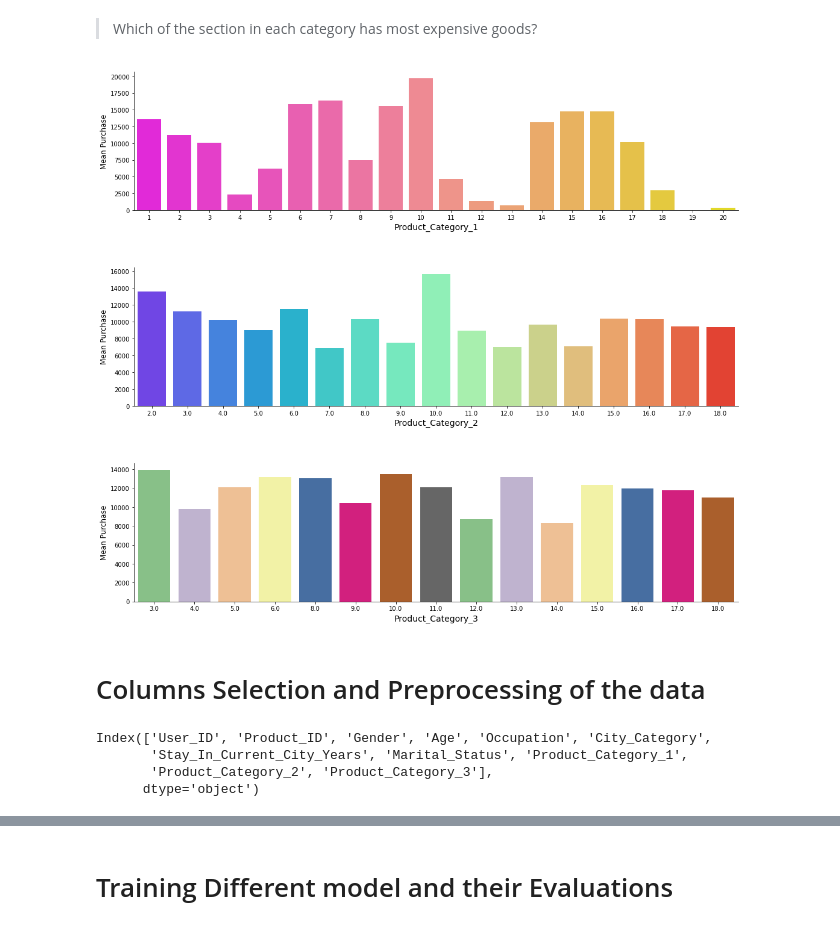
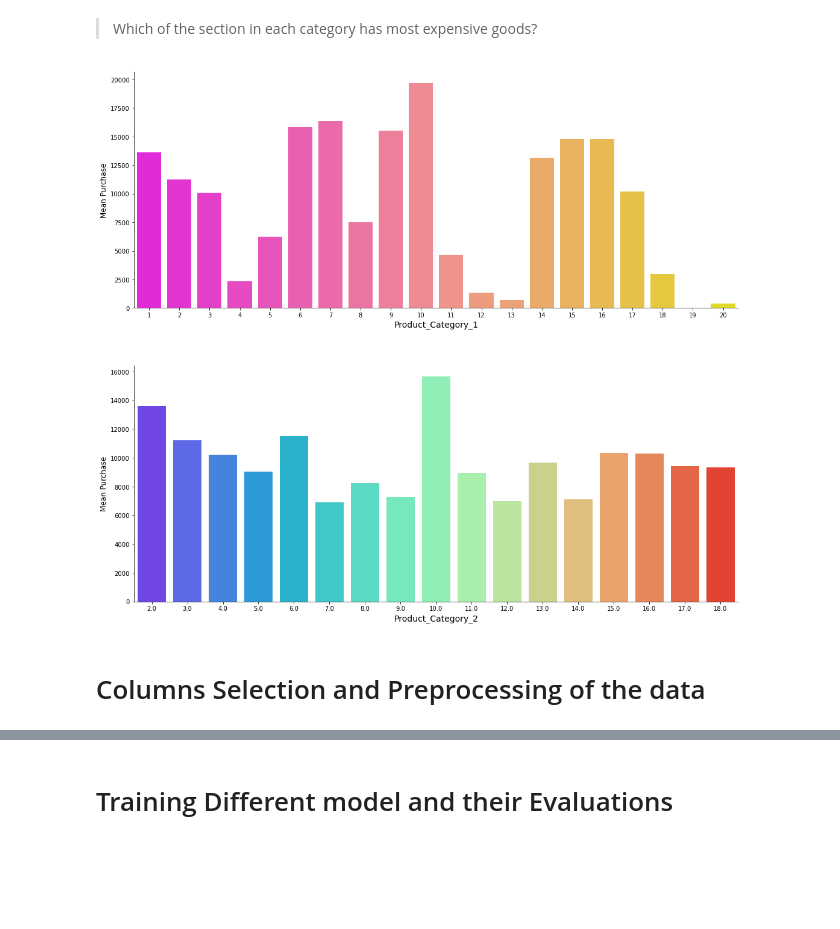
Before and after one commit to Laaroyussuf/Black-Friday-Purchase_Prediction, a Jupyter notebook: BlackFridaySale.ipynb, the cells around one changed output, grey strips where cells are left out. Drawn from its saved outputs; the diff is of its cells as text; code cells hidden in the pictures; blank space fills up the shorter version.

```diff
--- a/BlackFridaySale.ipynb
+++ b/BlackFridaySale.ipynb
@@ -37,3 +27,3 @@ Purchase: Purchase amount.
 # %%
-train_set = pd.read_csv(directory+'train.csv')
-test = pd.read_csv(directory+'test.csv')
+x_train = pd.read_csv(directory+'train.csv')
+input_set = pd.read_csv(directory+'test.csv')
@@ -147,9 +171,9 @@ dtype: float64
-# %%
-x_train = train_set.drop('Purchase', axis=1)
-targets = train_set.Purchase
 # %%
-# for training set
-product_cat2 = train_set['Product_Category_2'].median()
-product_cat3 = train_set['Product_Category_3'].median()
-train_set['Product_Category_2'].fillna(product_cat2, inplace=True)
-train_set['Product_Category_3'].fillna(product_cat3, inplace=True)
+train_set = x_train.copy()
+#Dropping Product_Category_3 feature from the data
+train_set = train_set.drop('Product_Category_3', axis=1)
+# %%
+#Filling missing values in Product_Category_2
+from sklearn.impute import SimpleImputer
+imputer = SimpleImputer(strategy='most_frequent')
+train_set.Product_Category_2 = imputer.fit_transform(train_set[['Product_Category_2']])
@@ -428,22 +444,18 @@ mean_purchase3 = train_set.groupby('Product_Category_3')['Purchase'].mean()
 # %%
 fig, ax = plt.subplots(figsize=(15, 13))
-plt.subplot(3,1,1)
+plt.subplot(2,1,1)
 sns.barplot(x=mean_purchase1.index, y=mean_purchase1, palette='spring')
 plt.xlabel('Product_Category_1', fontsize=14)
 plt.ylabel('Mean Purchase', fontsize=12)
 
-plt.subplot(3,1,2)
+plt.subplot(2,1,2)
 sns.barplot(x=mean_purchase2.index, y=mean_purchase2, palette='rainbow')
 plt.xlabel('Product_Category_2', fontsize=14)
 plt.ylabel('Mean Purchase', fontsize=12)
 
-plt.subplot(3,1,3)
-sns.barplot(x=mean_purchase3.index, y=mean_purchase3, palette='Accent')
-plt.xlabel('Product_Category_3', fontsize=14)
-plt.ylabel('Mean Purchase', fontsize=12)
 fig.tight_layout(h_pad=6)
 sns.despine();
 # %% [output]
-[figure, old version]
+[figure, new version]
 # %% [markdown]
 # Columns Selection and Preprocessing of the data
@@ -459,7 +464,0 @@ x_test = test.copy()
-# %%
-x_train.columns
-# %% [output]
-Index(['User_ID', 'Product_ID', 'Gender', 'Age', 'Occupation', 'City_Category',
-       'Stay_In_Current_City_Years', 'Marital_Status', 'Product_Category_1',
-       'Product_Category_2', 'Product_Category_3'],
-      dtype='object')
```
Also changed, not shown: parts of 110 cells of this notebook, 4 other files.
